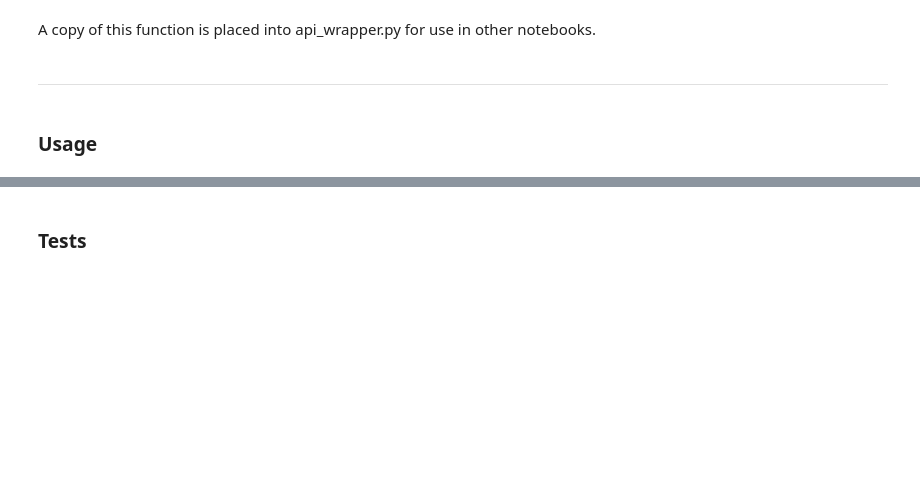
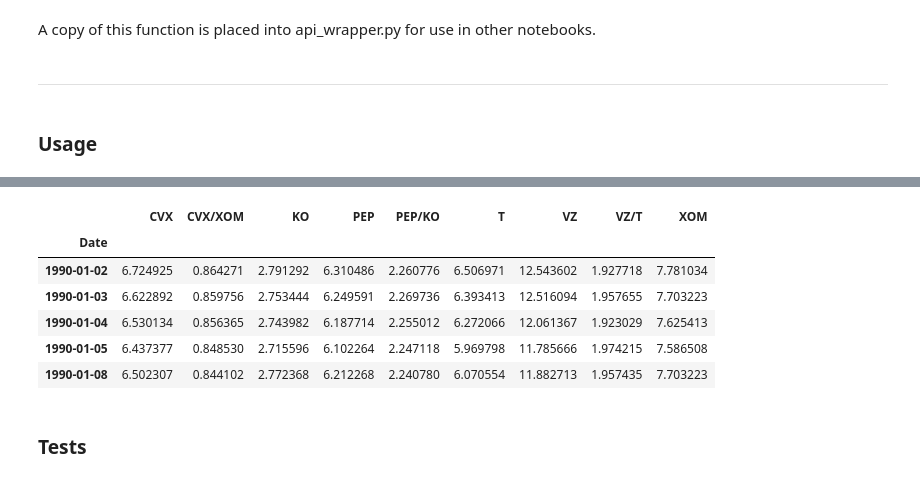
Before and after one commit to bbahmany/quant-finance, a Jupyter notebook: 02-GettingFinancialData.ipynb, the cells around one changed output, grey strips where cells are left out. Drawn from its saved outputs; the diff is of its cells as text; code cells hidden in the pictures; blank space fills up the shorter version.

```diff
--- a/02-GettingFinancialData.ipynb
+++ b/02-GettingFinancialData.ipynb
@@ -69 +71,6 @@ bundle = get_adj_close( ['FB', 'AMZN', 'AAPL', 'VZ', 'T', 'SBUX', 'NKE', 'CMG',
+# %%
+pairs_bundle = get_adj_close(get_token(),
+                            ['VZ', 'T', 'KO', 'PEP', 'XOM', 'CVX'],
+                            start='1990-01-01',
+                            ratios=[('VZ','T'), ('KO','PEP'), ('XOM','CVX')])
 # %%
@@ -80 +86,11 @@ bundle.head()
+# %%
+pairs_bundle.head()
+# %% [output]
+|  | CVX | CVX/XOM | KO | PEP | PEP/KO | T | VZ | VZ/T | XOM |
+| Date |  |  |  |  |  |  |  |  |  |
+| 1990-01-02 | 6.724925 | 0.864271 | 2.791292 | 6.310486 | 2.260776 | 6.506971 | 12.543602 | 1.927718 | 7.781034 |
+| 1990-01-03 | 6.622892 | 0.859756 | 2.753444 | 6.249591 | 2.269736 | 6.393413 | 12.516094 | 1.957655 | 7.703223 |
+| 1990-01-04 | 6.530134 | 0.856365 | 2.743982 | 6.187714 | 2.255012 | 6.272066 | 12.061367 | 1.923029 | 7.625413 |
+| 1990-01-05 | 6.437377 | 0.848530 | 2.715596 | 6.102264 | 2.247118 | 5.969798 | 11.785666 | 1.974215 | 7.586508 |
+| 1990-01-08 | 6.502307 | 0.844102 | 2.772368 | 6.212268 | 2.240780 | 6.070554 | 11.882713 | 1.957435 | 7.703223 |
 # %%
```
Also changed, not shown: parts of 7 cells of this notebook, 5 other files.
